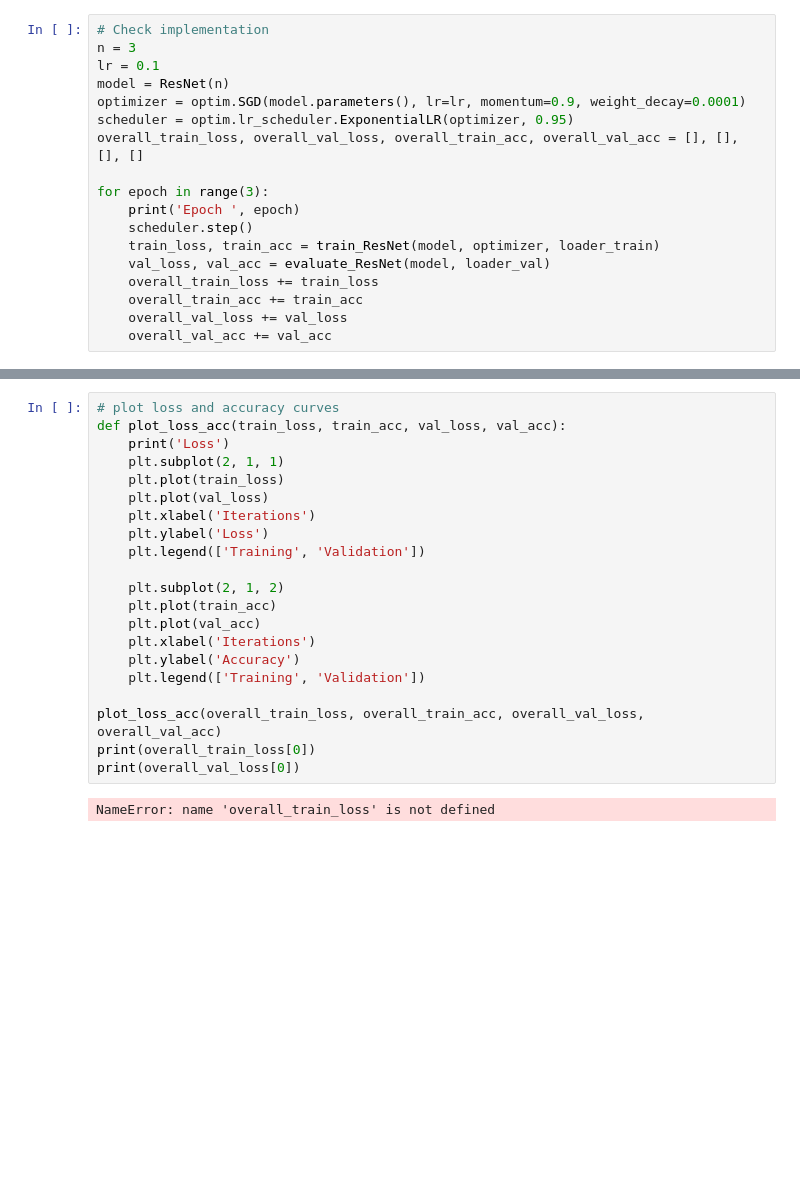
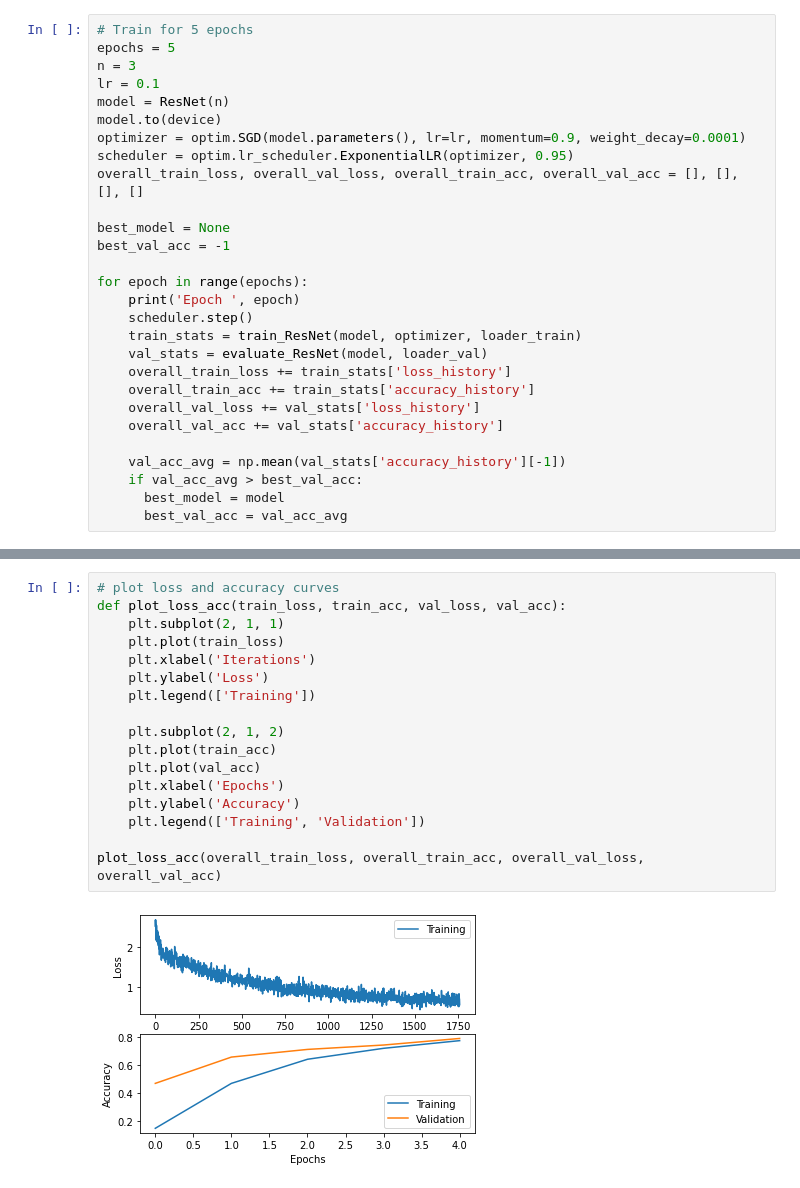
Before and after one commit to kparch/ResNet, a Jupyter notebook: ResNetDriver.ipynb, the cells around one changed output, grey strips where cells are left out. Drawn from its saved outputs; the diff is of its cells as text; blank space fills up the shorter version.

```diff
--- a/ResNetDriver.ipynb
+++ b/ResNetDriver.ipynb
@@ -249,20 +282,30 @@ def check_accuracy(loader, model):
 # %%
-# Check implementation
+# Train for 5 epochs
+epochs = 5
 n = 3
 lr = 0.1
 model = ResNet(n)
+model.to(device)
 optimizer = optim.SGD(model.parameters(), lr=lr, momentum=0.9, weight_decay=0.0001)
 scheduler = optim.lr_scheduler.ExponentialLR(optimizer, 0.95)
 overall_train_loss, overall_val_loss, overall_train_acc, overall_val_acc = [], [], [], []
 
-for epoch in range(3):
+best_model = None
+best_val_acc = -1
+
+for epoch in range(epochs):
     print('Epoch ', epoch)
     scheduler.step()
-    train_loss, train_acc = train_ResNet(model, optimizer, loader_train)
-    val_loss, val_acc = evaluate_ResNet(model, loader_val)
-    overall_train_loss += train_loss
-    overall_train_acc += train_acc
-    overall_val_loss += val_loss
-    overall_val_acc += val_acc
+    train_stats = train_ResNet(model, optimizer, loader_train)
+    val_stats = evaluate_ResNet(model, loader_val)
+    overall_train_loss += train_stats['loss_history']
+    overall_train_acc += train_stats['accuracy_history']
+    overall_val_loss += val_stats['loss_history']
+    overall_val_acc += val_stats['accuracy_history']
+
+    val_acc_avg = np.mean(val_stats['accuracy_history'][-1])
+    if val_acc_avg > best_val_acc:
+      best_model = model
+      best_val_acc = val_acc_avg
 # %% [output]
 Epoch  0
@@ -286,23 +335,19 @@ Got 92 / 128 correct (71.88)
 # %%
 # plot loss and accuracy curves
 def plot_loss_acc(train_loss, train_acc, val_loss, val_acc):
-    print('Loss')
     plt.subplot(2, 1, 1)
     plt.plot(train_loss)
-    plt.plot(val_loss)
     plt.xlabel('Iterations')
     plt.ylabel('Loss')
-    plt.legend(['Training', 'Validation'])
+    plt.legend(['Training'])
 
     plt.subplot(2, 1, 2)
     plt.plot(train_acc)
     plt.plot(val_acc)
-    plt.xlabel('Iterations')
+    plt.xlabel('Epochs')
     plt.ylabel('Accuracy')
     plt.legend(['Training', 'Validation'])
 
 plot_loss_acc(overall_train_loss, overall_train_acc, overall_val_loss, overall_val_acc)
-print(overall_train_loss[0])
-print(overall_val_loss[0])
 # %% [output]
-NameError: name 'overall_train_loss' is not defined
+[figure, added]
```
Also changed, not shown: parts of 17 cells of this notebook, 1 other file.
